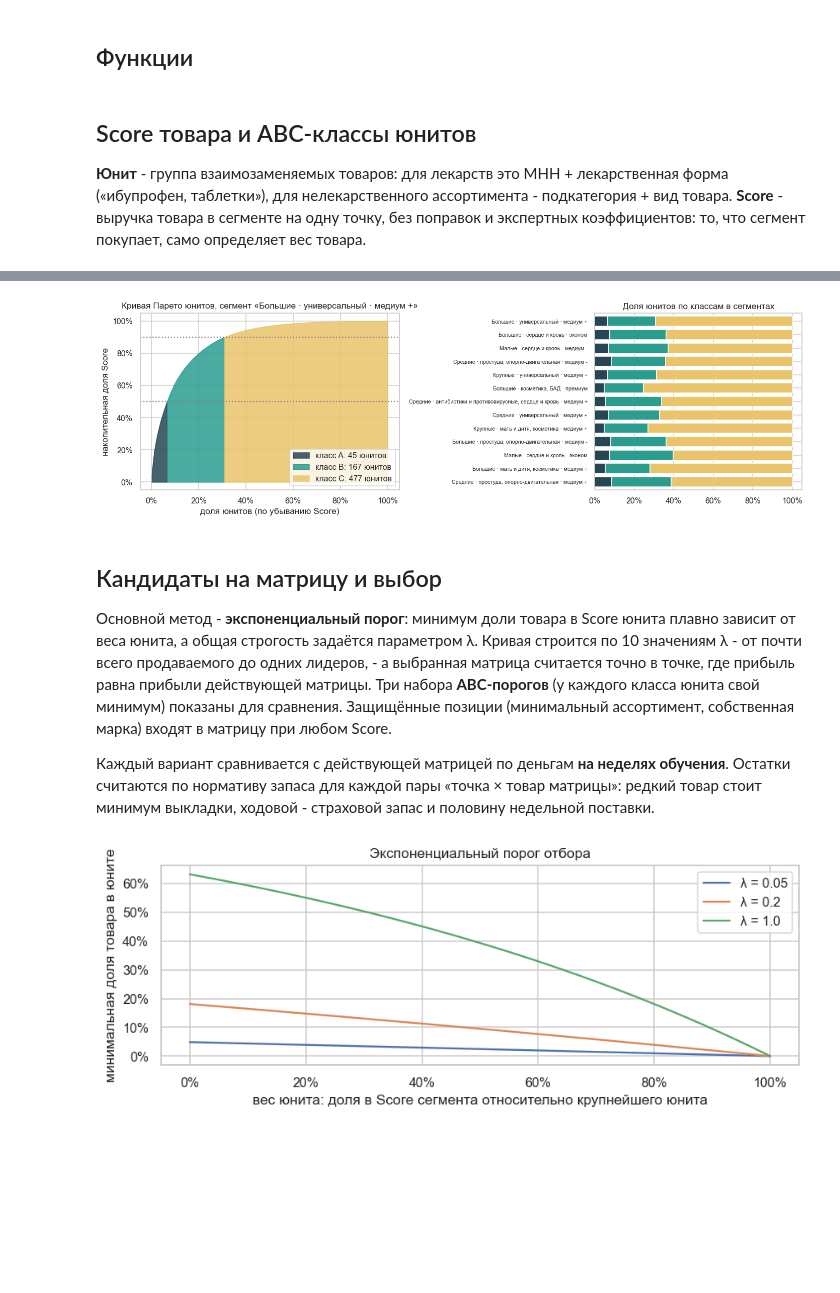
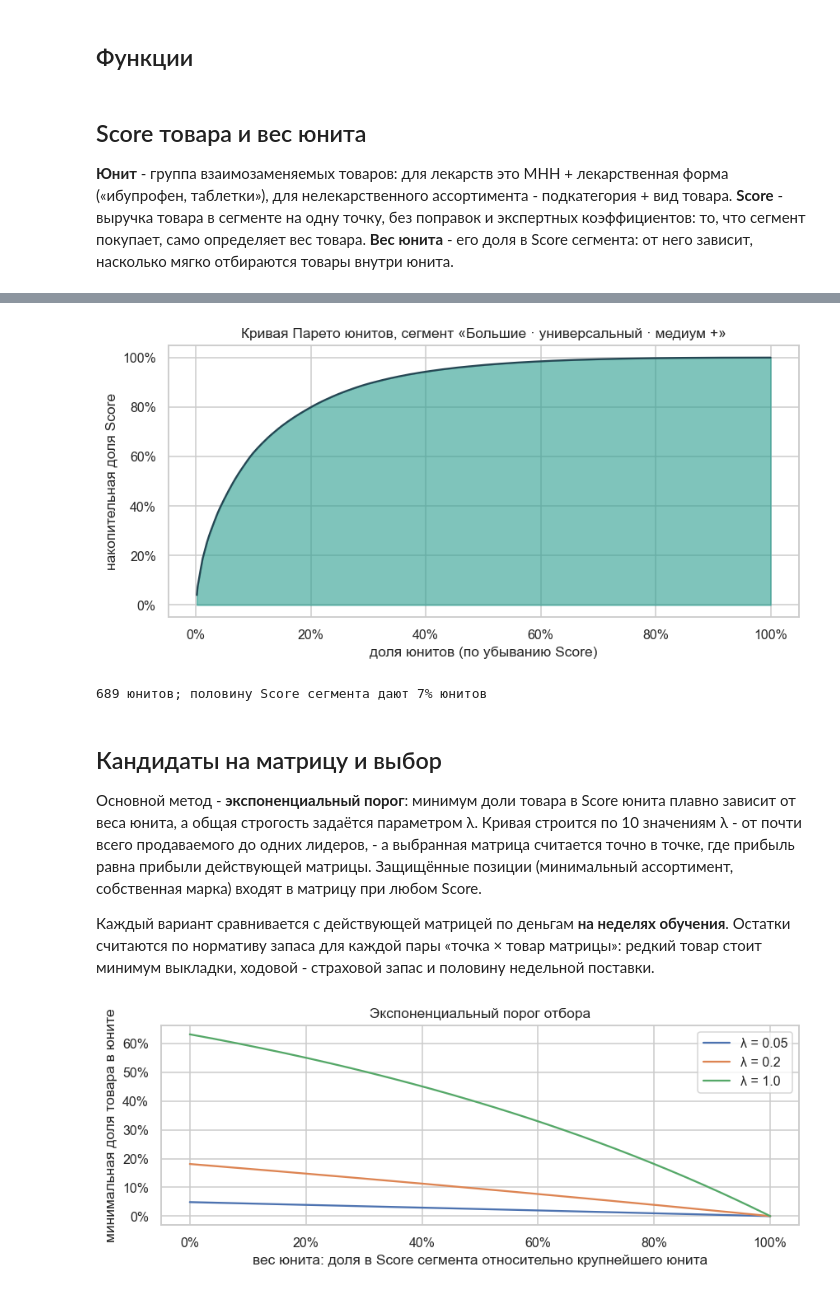
Before and after one commit to Viktor-VK/portfolio, a Jupyter notebook: Скоринг и выбор ассортиментной матрицы/01_score_и_выбор_матрицы.ipynb, the cells around one changed output, grey strips where cells are left out. Saved outputs shown, nothing was run; the diff lists cells and outputs as text; code cells hidden in the pictures; blank space fills up the shorter version.

Commit message:
Скоринг: убраны ABC-классы юнитов, отбор только экспоненциальным порогом; ноутбук переименован
Co-Authored-By: Claude Opus 5.5 <noreply@anthropic.com>

```diff
--- a/Скоринг и выбор ассортиментной матрицы/01_score_abc_и_выбор_матрицы.ipynb
+++ b/Скоринг и выбор ассортиментной матрицы/01_score_и_выбор_матрицы.ipynb
@@ -269,13 +236,12 @@ def matrix_sign_by_exponential_bound(df, lam) -> pd.Series:
     """
     return df.score_norm_ap > expon.cdf(1 - df.share_rel, scale=1 / lam)
 # %%
-VARIANTS = [(r['method'], r) for _, r in ABC_THRESHOLD_CANDIDATES.iterrows()] + \
-           [(f'экспоненциальный (λ={lam:g})', lam) for lam in LAMBDA_GRID]
-EXP_VARIANTS = [name for name, _ in VARIANTS if name.startswith('эксп')]
+VARIANTS = [(f'экспоненциальный (λ={lam:g})', lam) for lam in LAMBDA_GRID]
+EXP_VARIANTS = [name for name, _ in VARIANTS]
 
 
 def build_candidates(groups: pd.Series):
-    """Score, ABC-классы и все варианты матрицы для разбиения точек на группы (groups: точка -> группа).
+    """Score, веса юнитов и все варианты матрицы для разбиения точек на группы (groups: точка -> группа).
     Всё считается по периоду обучения. Возвращает таблицу «группа × товар» с признаками вариантов и юниты."""
     g = train.assign(grp=train.TradePointId.map(groups))
     df = g.groupby(['grp', 'apCode'], as_index=False)[['revenue']].sum()
@@ -285,16 +251,15 @@ def build_candidates(groups: pd.Series):
 
     units = df.groupby(['grp', 'Unit'], as_index=False)['score'].sum().rename(columns={'score': 'score_unit'})
     units['share_by_cluster'] = units.score_unit / units.groupby('grp').score_unit.transform('sum')
-    units = classify_units_abc(units, ABC_LOWER_BOUND, ABC_UPPER_BOUND)
+    units = units.sort_values(['grp', 'share_by_cluster'], ascending=[True, False])
+    units['cum_share'] = units.groupby('grp').share_by_cluster.cumsum()   # для кривой Парето
 
-    df = df.merge(units[['grp', 'Unit', 'score_unit', 'share_by_cluster', 'Status']], on=['grp', 'Unit'])
+    df = df.merge(units[['grp', 'Unit', 'score_unit', 'share_by_cluster']], on=['grp', 'Unit'])
     df['score_norm_ap'] = (df.score / df.score_unit).fillna(0)
     df['share_rel'] = df.share_by_cluster / df.groupby('grp').share_by_cluster.transform('max')
     protected = (PROTECT_MIN_ASSORTMENT & df.is_min_assortment) | (PROTECT_OWN_BRAND & df.is_own_brand)
-    for name, prm in VARIANTS:
-        sign = (matrix_sign_by_abc_threshold(df, prm['a'], prm['b'], prm['c'], prm['s_u']) if isinstance(prm, pd.Series)
-                else matrix_sign_by_exponential_bound(df, prm))
-        df[name] = sign | (protected & (df.score > 0))
+    for name, lam in VARIANTS:
+        df[name] = matrix_sign_by_exponential_bound(df, lam) | (protected & (df.score > 0))
     return df, units
 
 
@@ -349,11 +314,12 @@ def solve_lambda(groups, df, metric: str, sales, fact):
     lam = float(np.exp((a + b) / 2))
     return lam, f(lam)
 # %% [markdown]
-## Score товара и ABC-классы юнитов
+## Score товара и вес юнита
 
 **Юнит** - группа взаимозаменяемых товаров: для лекарств это МНН + лекарственная форма («ибупрофен, таблетки»),
 для нелекарственного ассортимента - подкатегория + вид товара. **Score** - выручка товара в сегменте на одну
-точку, без поправок и экспертных коэффициентов: то, что сегмент покупает, само определяет вес товара.
+точку, без поправок и экспертных коэффициентов: то, что сегмент покупает, само определяет вес товара. **Вес
+юнита** - его доля в Score сегмента: от него зависит, насколько мягко отбираются товары внутри юнита.
 # %%
 seg_groups = stores.segment
 cand, units = build_candidates(seg_groups)
@@ -373,32 +339,28 @@ cand.join(products.name, on='apCode')[['grp', 'name', 'Unit', 'revenue', 'score'
 | 19528 | Крупные · универсальный · медиум + | Неоактив ингалятор (медицинская т... | Медицинская техника, ингалятор | 1,528,207.43 | 76,410.37 |
 | 16107 | Крупные · мать и дитя, косметика ... | Экобэби тонометр (медицинская тех... | Медицинская техника, тонометр | 991,739.27 | 76,287.64 |
 # %%
-fig, axes = plt.subplots(1, 2, figsize=(13, 4.2), gridspec_kw={'width_ratios': [1.25, 1]})
+fig, ax = plt.subplots(figsize=(8, 4))
 biggest = n_stores.idxmax()
 u = units[units.grp == biggest].reset_index(drop=True)
 x = np.arange(1, len(u) + 1) / len(u)
-colors = {'A': '#264653', 'B': '#2a9d8f', 'C': '#e9c46a'}
-for status, part in u.groupby('Status'):
-    axes[0].fill_between(x[part.index], 0, part.cum_share, color=colors[status], alpha=.85, label=f'класс {status}: {len(part)} юнитов')
-axes[0].axhline(ABC_LOWER_BOUND, color='grey', ls=':'); axes[0].axhline(ABC_UPPER_BOUND, color='grey', ls=':')
-axes[0].xaxis.set_major_formatter(mticker.PercentFormatter(1)); axes[0].yaxis.set_major_formatter(mticker.PercentFormatter(1))
-axes[0].set(title=f'Кривая Парето юнитов, сегмент «{biggest}»', xlabel='доля юнитов (по убыванию Score)',
-            ylabel='накопительная доля Score'); axes[0].legend(loc='lower right')
-share = units.groupby('grp').Status.value_counts(normalize=True).unstack()[['A', 'B', 'C']].loc[n_stores.sort_values().index]
-share.plot.barh(stacked=True, color=[colors[s] for s in 'ABC'], ax=axes[1], width=.75, legend=False)
-axes[1].xaxis.set_major_formatter(mticker.PercentFormatter(1))
-axes[1].set(title='Доля юнитов по классам в сегментах', xlabel='', ylabel=''); axes[1].tick_params(axis='y', labelsize=7)
+ax.fill_between(x, 0, u.cum_share, color='#2a9d8f', alpha=.6)
+ax.plot(x, u.cum_share, color='#264653')
+ax.xaxis.set_major_formatter(mticker.PercentFormatter(1)); ax.yaxis.set_major_formatter(mticker.PercentFormatter(1))
+ax.set(title=f'Кривая Парето юнитов, сегмент «{biggest}»', xlabel='доля юнитов (по убыванию Score)',
+       ylabel='накопительная доля Score')
 plt.tight_layout(); plt.show()
+top = (u.cum_share <= 0.5).mean()
+print(f'{len(u)} юнитов; половину Score сегмента дают {top:.0%} юнитов')
 # %% [output]
-[figure, old version]
+[figure, new version]
+689 юнитов; половину Score сегмента дают 7% юнитов
 # %% [markdown]
 ## Кандидаты на матрицу и выбор
 
 Основной метод - **экспоненциальный порог**: минимум доли товара в Score юнита плавно зависит от веса юнита, а
 общая строгость задаётся параметром λ. Кривая строится по 10 значениям λ - от почти всего продаваемого до одних
-лидеров, - а выбранная матрица считается точно в точке, где прибыль равна прибыли действующей матрицы. Три набора **ABC-порогов** (у каждого класса юнита свой
-минимум) показаны для сравнения. Защищённые позиции (минимальный ассортимент, собственная марка) входят в матрицу
-при любом Score.
+лидеров, - а выбранная матрица считается точно в точке, где прибыль равна прибыли действующей матрицы.
+Защищённые позиции (минимальный ассортимент, собственная марка) входят в матрицу при любом Score.
 
 Каждый вариант сравнивается с действующей матрицей по деньгам **на неделях обучения**. Остатки считаются по
 нормативу запаса для каждой пары «точка × товар матрицы»: редкий товар стоит минимум выкладки, ходовой -
```
Also changed, not shown: parts of 8 cells of this notebook, 3 other files.
